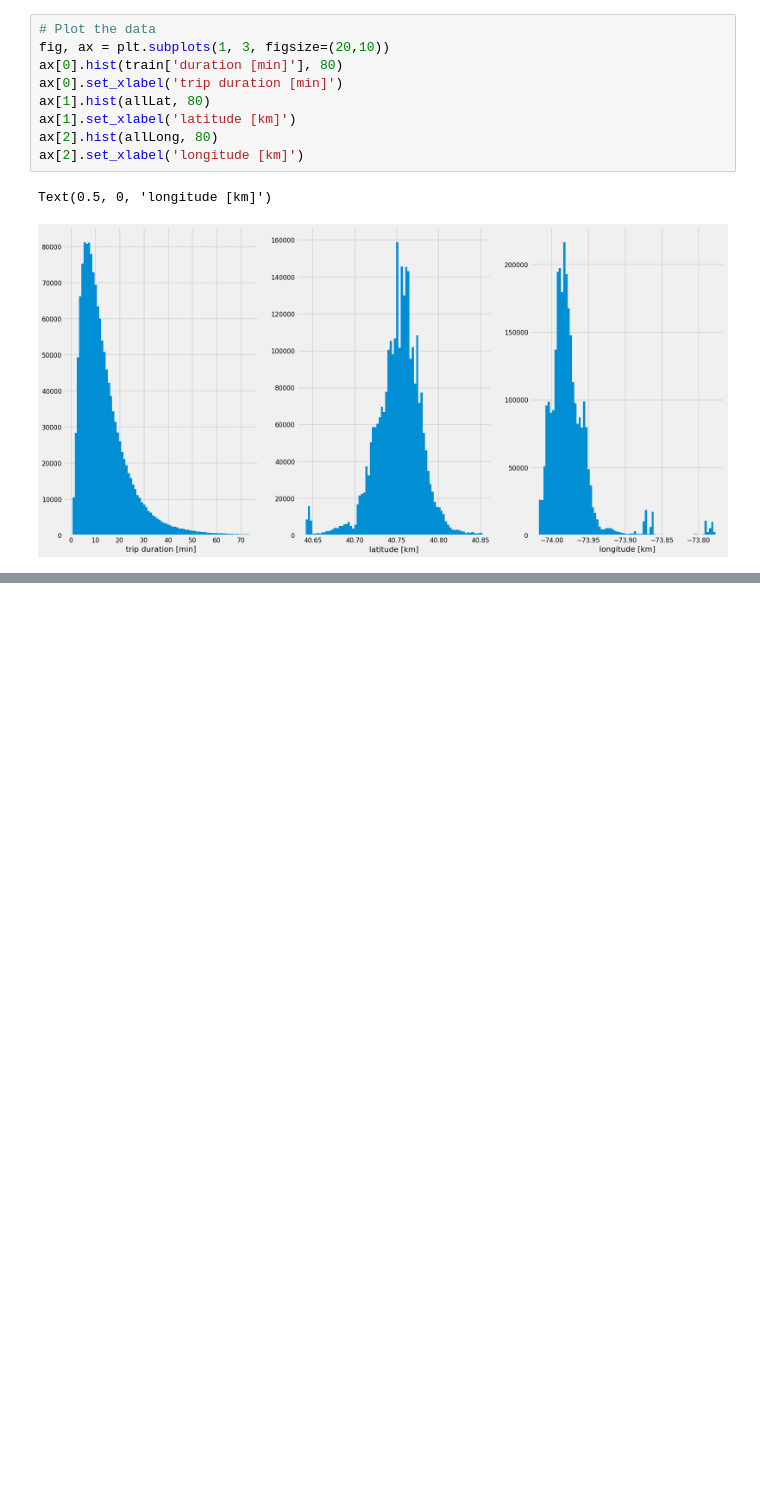
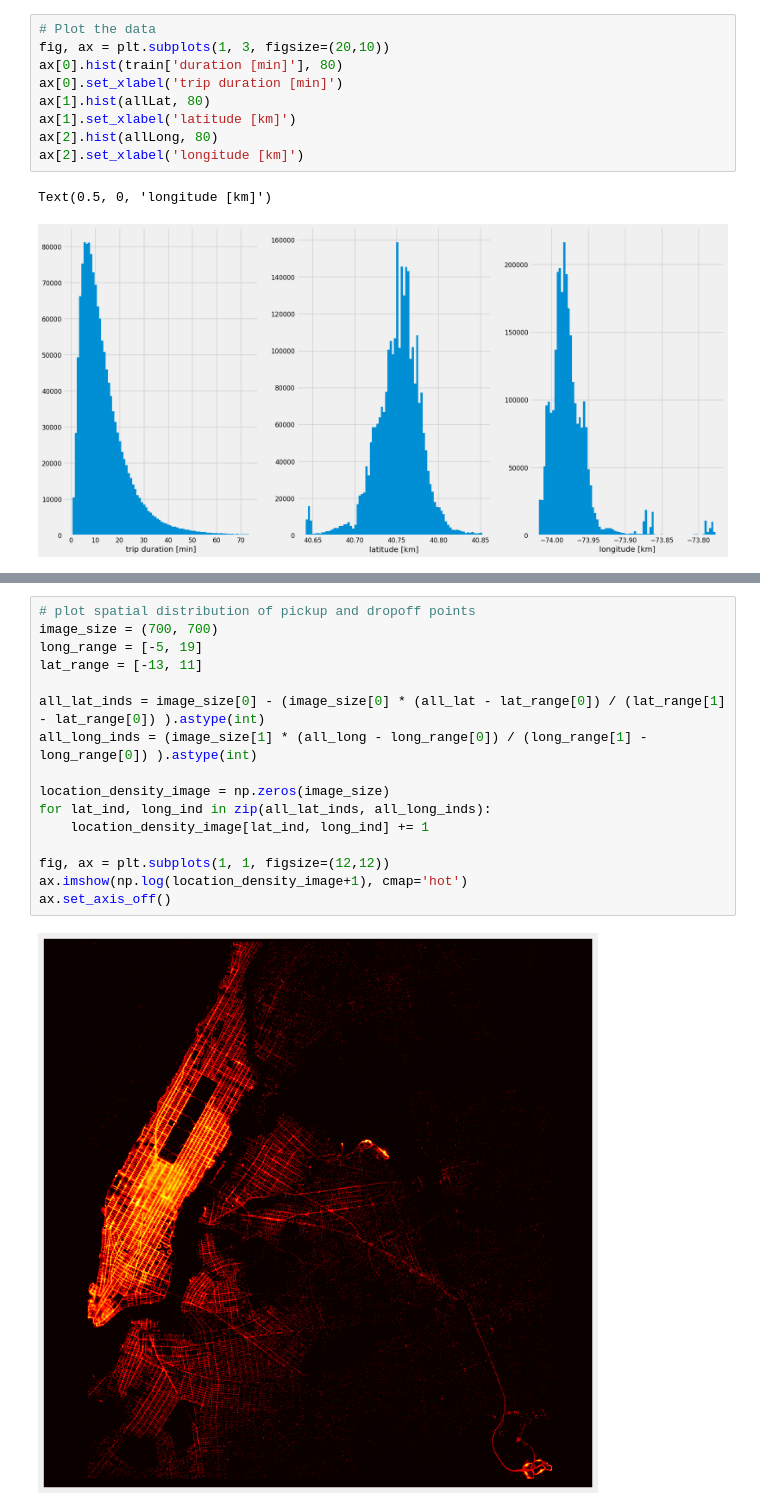
Before and after one commit to zxcvbbvvf/Kaggle-Competitions, a Jupyter notebook: New York City Taxi Trip Duration/Taxi Trip Duration Work.ipynb, the cells around one changed output, grey strips where cells are left out. Drawn from its saved outputs; the diff is of its cells as text; blank space fills up the shorter version.

```diff
--- a/New York City Taxi Trip Duration/Taxi Trip Duration Work.ipynb
+++ b/New York City Taxi Trip Duration/Taxi Trip Duration Work.ipynb
@@ -78,0 +102,18 @@ Text(0.5, 0, 'longitude [km]')
+# %%
+# plot spatial distribution of pickup and dropoff points
+image_size = (700, 700)
+long_range = [-5, 19]
+lat_range = [-13, 11]
+
+all_lat_inds = image_size[0] - (image_size[0] * (all_lat - lat_range[0]) / (lat_range[1] - lat_range[0]) ).astype(int)
+all_long_inds = (image_size[1] * (all_long - long_range[0]) / (long_range[1] - long_range[0]) ).astype(int)
+
+location_density_image = np.zeros(image_size)
+for lat_ind, long_ind in zip(all_lat_inds, all_long_inds):
+    location_density_image[lat_ind, long_ind] += 1
+
+fig, ax = plt.subplots(1, 1, figsize=(12,12))
+ax.imshow(np.log(location_density_image+1), cmap='hot')
+ax.set_axis_off()
+# %% [output]
+[figure, added]
```
Also changed, not shown: parts of 1 cell of this notebook.
